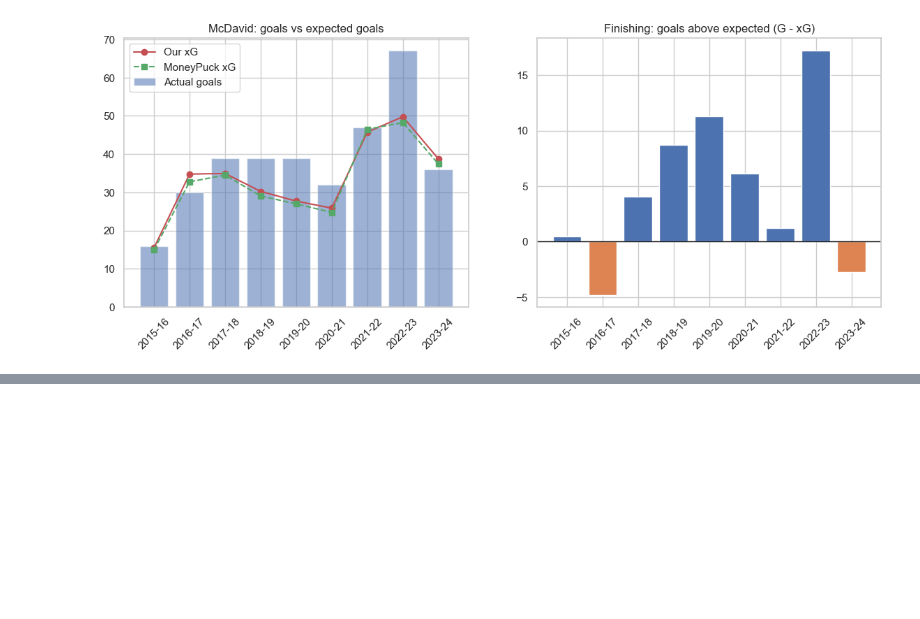
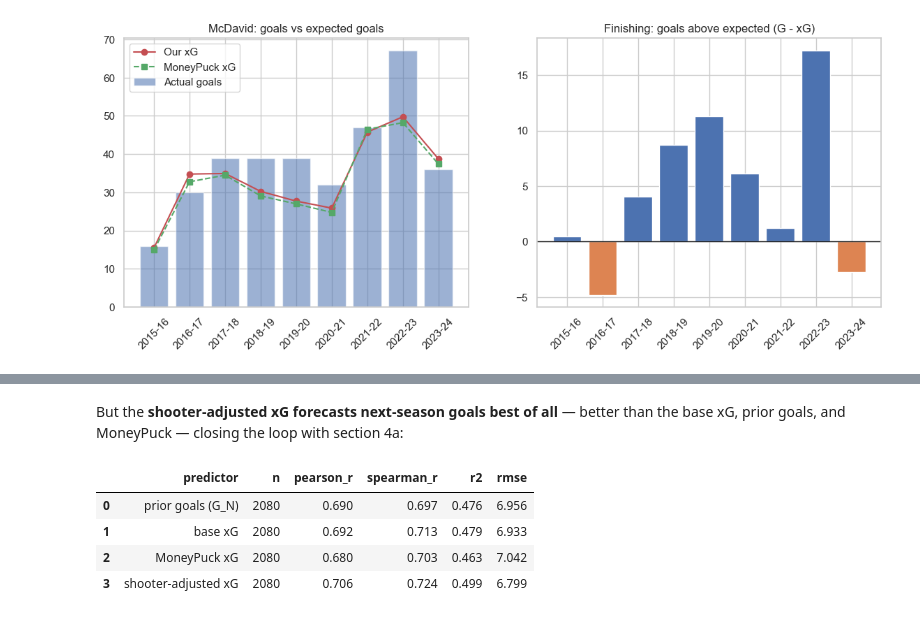
Before and after one commit to erab17/nhl_mcdavid_study, a Jupyter notebook: notebooks/NHL_McDavid_xG_modern.ipynb, the cells around one changed output, grey strips where cells are left out. Drawn from its saved outputs; the diff is of its cells as text; code cells hidden in the pictures; blank space fills up the shorter version.

```diff
--- a/notebooks/NHL_McDavid_xG_modern.ipynb
+++ b/notebooks/NHL_McDavid_xG_modern.ipynb
@@ -226,0 +258,12 @@ the gap — the log-loss difference, 0.210 vs 0.201, is the honest measure.)
+# %% [markdown]
+But the **shooter-adjusted xG forecasts next-season goals best of all** — better than the
+base xG, prior goals, and MoneyPuck — closing the loop with section 4a:
+# %%
+sgpv = pd.read_csv("../figures/shooter_goalie_predval.csv")
+sgpv.round(3)
+# %% [output]
+|  | predictor | n | pearson_r | spearman_r | r2 | rmse |
+| 0 | prior goals (G_N) | 2080 | 0.690 | 0.697 | 0.476 | 6.956 |
+| 1 | base xG | 2080 | 0.692 | 0.713 | 0.479 | 6.933 |
+| 2 | MoneyPuck xG | 2080 | 0.680 | 0.703 | 0.463 | 7.042 |
+| 3 | shooter-adjusted xG | 2080 | 0.706 | 0.724 | 0.499 | 6.799 |
```
Also changed, not shown: parts of 17 cells of this notebook, 2 other files.
